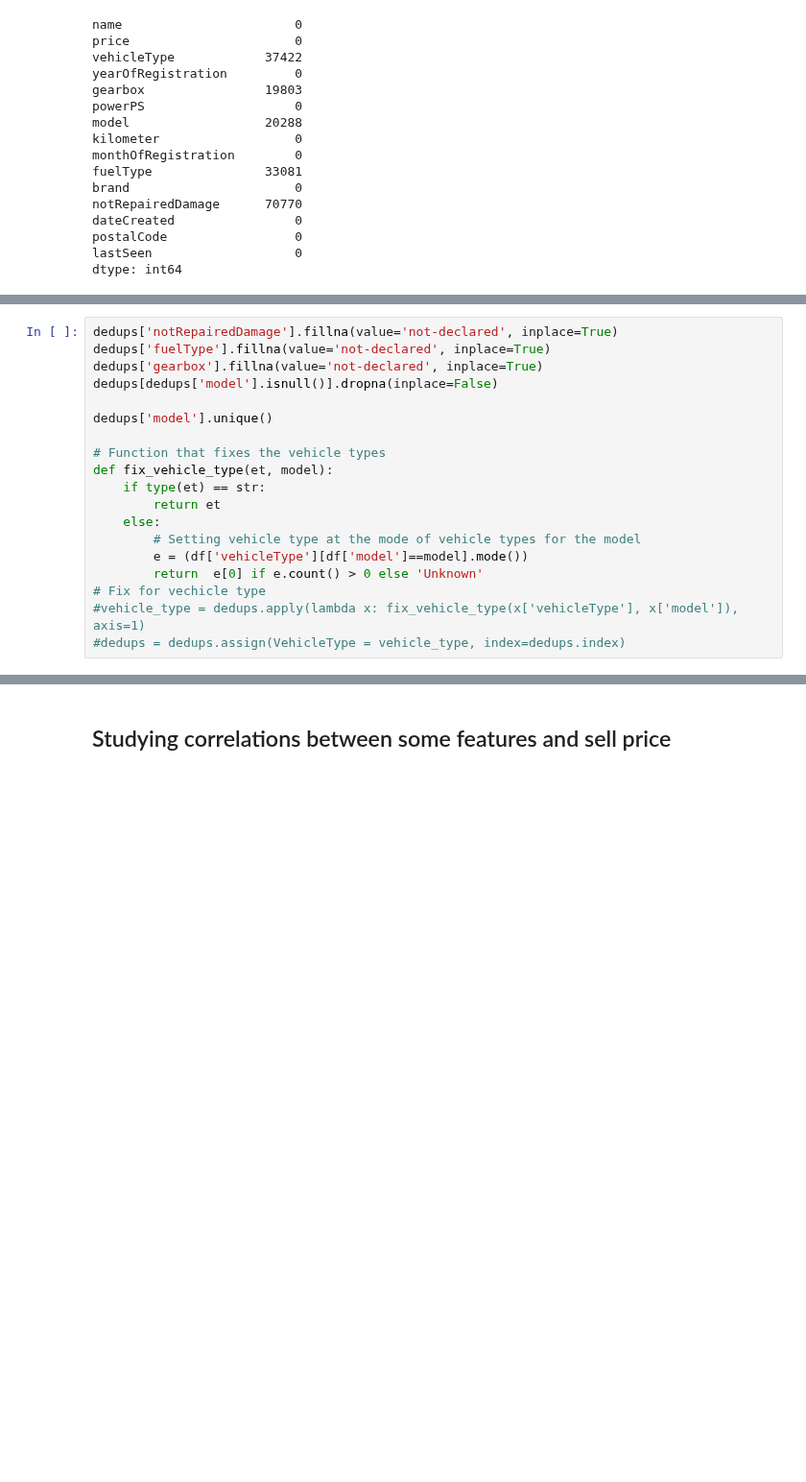
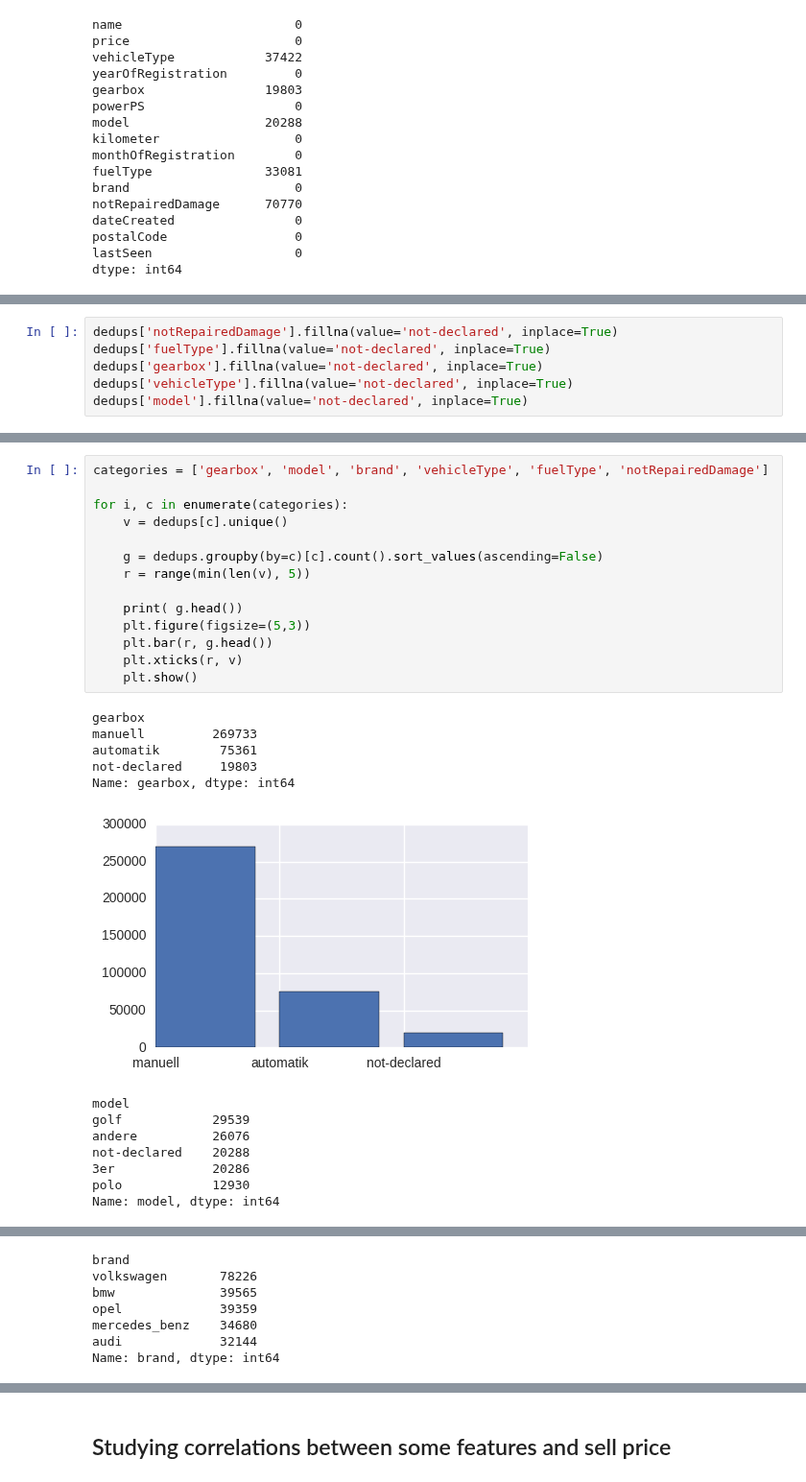
Before and after one commit to ddmng/jupyter-test, a Jupyter notebook: autos/Autos price predictions.ipynb, the cells around one changed output, grey strips where cells are left out. Shown at 96% size. Drawn from its saved outputs; the diff is of its cells as text; blank space fills up the shorter version.

Commit message:
making charts

```diff
--- a/autos/Autos price predictions.ipynb
+++ b/autos/Autos price predictions.ipynb
@@ -179,22 +188,3 @@ Null `fuelType`s could be set to "`not-declared`" value again.
 
 ### `gearbox`
 Null `fuelType`s could be set to "`not-declared`" value again.
-# %%
-dedups['notRepairedDamage'].fillna(value='not-declared', inplace=True)
-dedups['fuelType'].fillna(value='not-declared', inplace=True)
-dedups['gearbox'].fillna(value='not-declared', inplace=True)
-dedups[dedups['model'].isnull()].dropna(inplace=False)
-
-dedups['model'].unique()
-
-# Function that fixes the vehicle types
-def fix_vehicle_type(et, model):
-    if type(et) == str:
-        return et
-    else:
-        # Setting vehicle type at the mode of vehicle types for the model
-        e = (df['vehicleType'][df['model']==model].mode())
-        return  e[0] if e.count() > 0 else 'Unknown'
-# Fix for vechicle type
-#vehicle_type = dedups.apply(lambda x: fix_vehicle_type(x['vehicleType'], x['model']), axis=1)
-#dedups = dedups.assign(VehicleType = vehicle_type, index=dedups.index)
@@ -205,0 +191,6 @@ See the caveats in the documentation: http://pandas.pydata.org/pandas-docs/stabl
+# %%
+dedups['notRepairedDamage'].fillna(value='not-declared', inplace=True)
+dedups['fuelType'].fillna(value='not-declared', inplace=True)
+dedups['gearbox'].fillna(value='not-declared', inplace=True)
+dedups['vehicleType'].fillna(value='not-declared', inplace=True)
+dedups['model'].fillna(value='not-declared', inplace=True)
@@ -224,0 +229,28 @@ dtype: int64
+# %%
+categories = ['gearbox', 'model', 'brand', 'vehicleType', 'fuelType', 'notRepairedDamage']
+
+for i, c in enumerate(categories):
+    v = dedups[c].unique()
+
+    g = dedups.groupby(by=c)[c].count().sort_values(ascending=False)
+    r = range(min(len(v), 5))
+
+    print( g.head())
+    plt.figure(figsize=(5,3))
+    plt.bar(r, g.head())
+    plt.xticks(r, v)
+    plt.show()
+# %% [output]
+gearbox
+manuell         269733
+automatik        75361
+not-declared     19803
+Name: gearbox, dtype: int64
+[figure, added]
+model
+golf            29539
+andere          26076
+not-declared    20288
+3er             20286
+polo            12930
+Name: model, dtype: int64
@@ -224,0 +258,7 @@ dtype: int64
+brand
+volkswagen       78226
+bmw              39565
+opel             39359
+mercedes_benz    34680
+audi             32144
+Name: brand, dtype: int64
```
Also changed, not shown: parts of 31 cells of this notebook.
